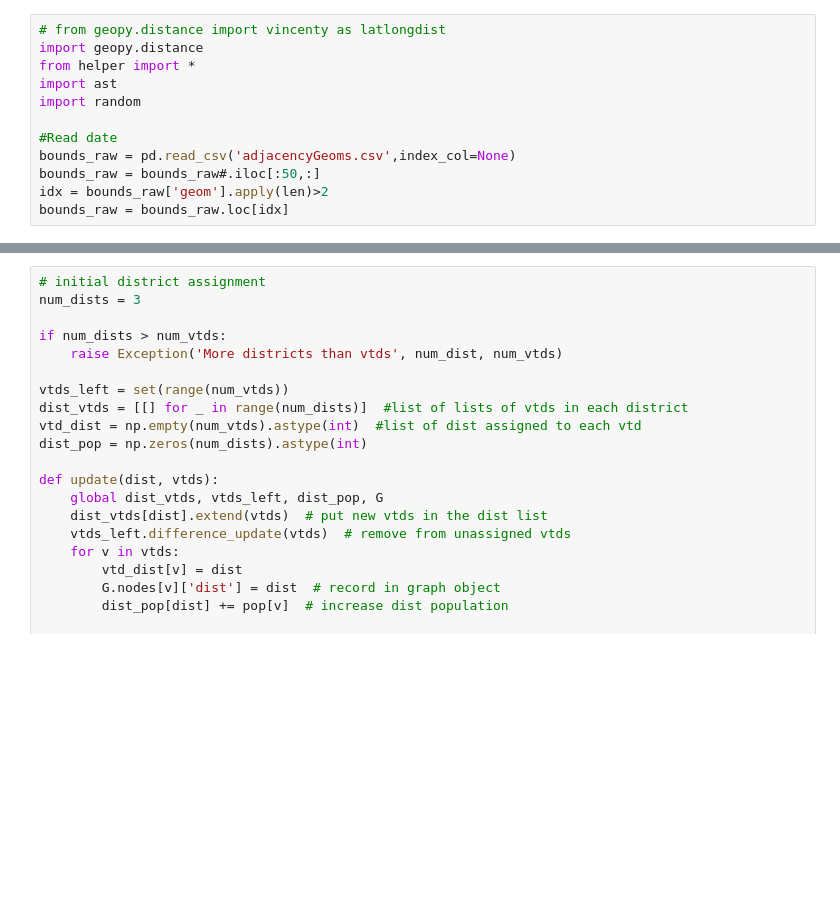
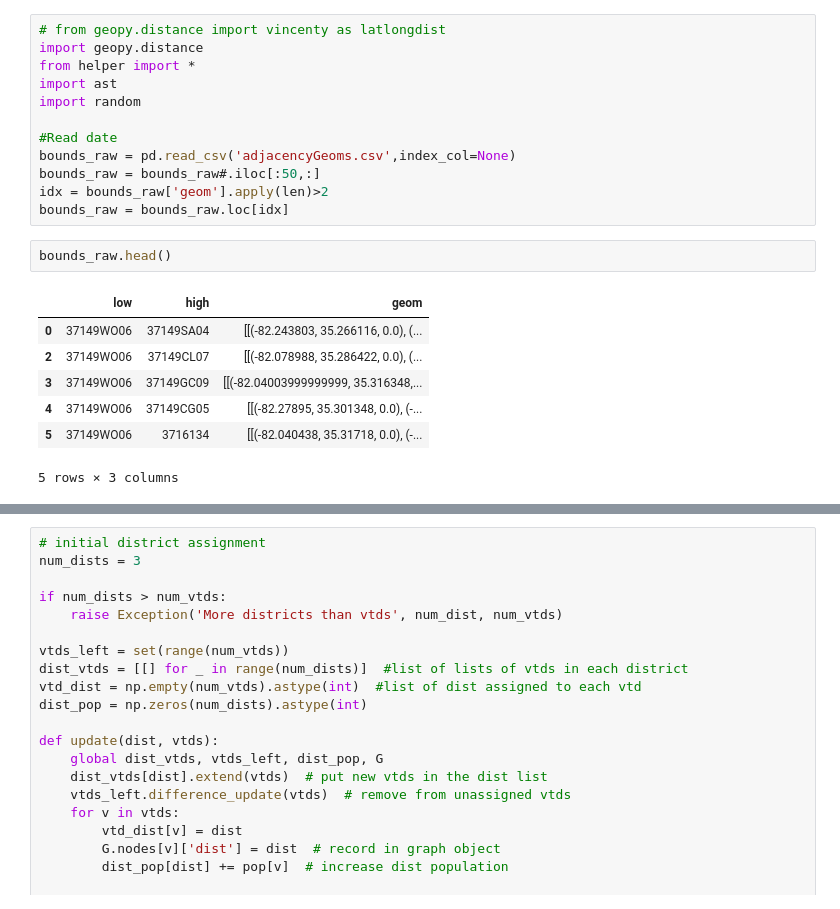
Before and after one commit to psward/Gerrymandering, a Jupyter notebook: MCMC_gerrymandering.ipynb, the cells around one changed output, grey strips where cells are left out. Drawn from its saved outputs; the diff is of its cells as text; blank space fills up the shorter version.

```diff
--- a/MCMC_gerrymandering.ipynb
+++ b/MCMC_gerrymandering.ipynb
@@ -10,6 +15,16 @@ bounds_raw = pd.read_csv('adjacencyGeoms.csv',index_col=None)
 bounds_raw = bounds_raw#.iloc[:50,:]
 idx = bounds_raw['geom'].apply(len)>2
 bounds_raw = bounds_raw.loc[idx]
+# %%
+bounds_raw.head()
+# %% [output]
+|  | low | high | geom |
+| 0 | 37149WO06 | 37149SA04 | [[(-82.243803, 35.266116, 0.0), (... |
+| 2 | 37149WO06 | 37149CL07 | [[(-82.078988, 35.286422, 0.0), (... |
+| 3 | 37149WO06 | 37149GC09 | [[(-82.04003999999999, 35.316348,... |
+| 4 | 37149WO06 | 37149CG05 | [[(-82.27895, 35.301348, 0.0), (-... |
+| 5 | 37149WO06 | 3716134 | [[(-82.040438, 35.31718, 0.0), (-... |
+5 rows × 3 columns
 # %%
 # Process data
 def vtd_idx(row):
```
Also changed, not shown: parts of 7 cells of this notebook.
